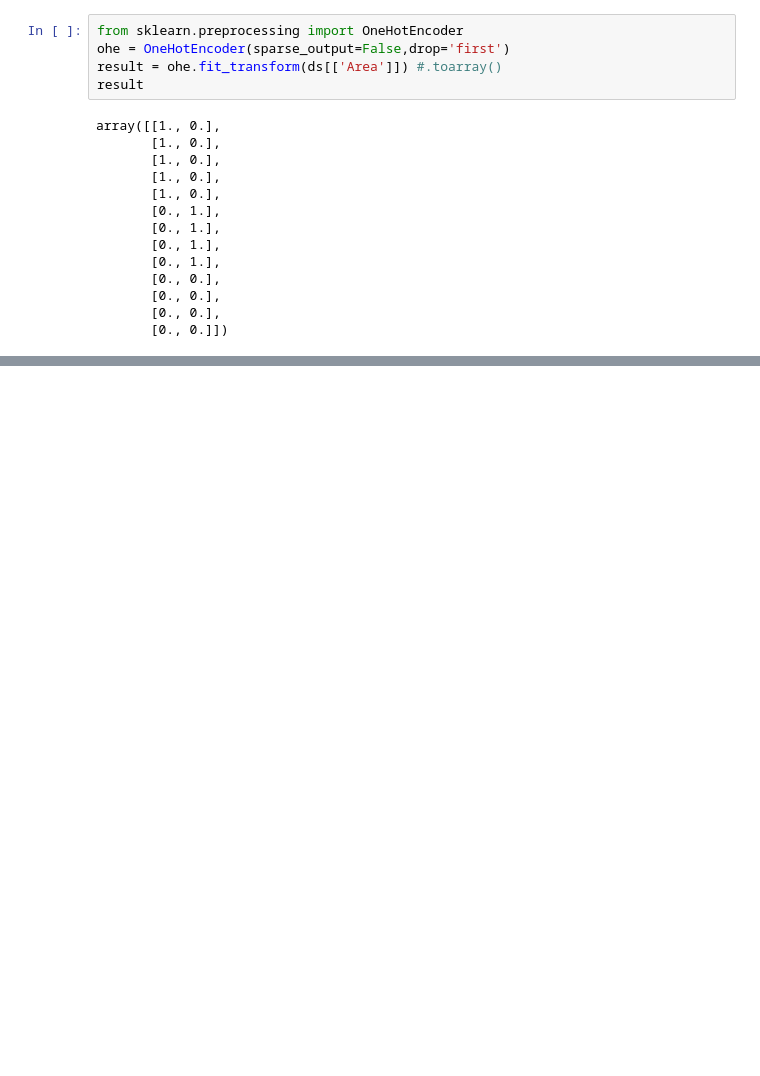
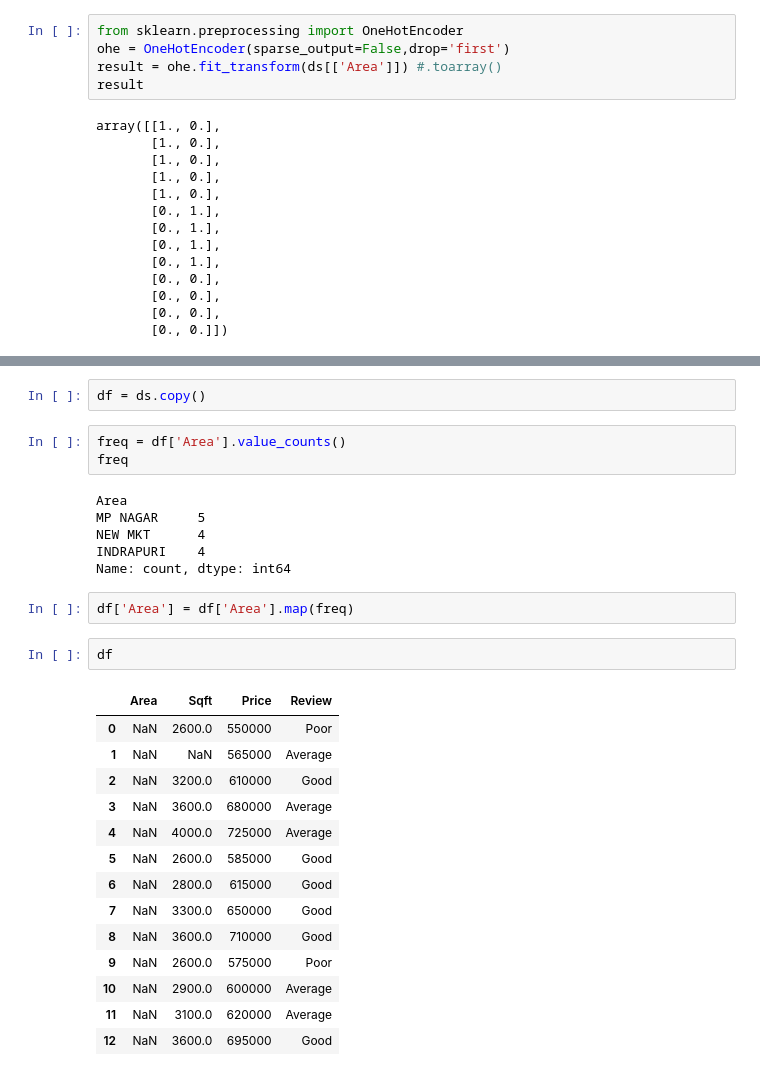
Before and after one commit to Yashshakya1/Data_Science_macbook, a Jupyter notebook: chocing programe/one_hot_encoding.ipynb, the cells around one changed output, grey strips where cells are left out. Saved outputs shown, nothing was run; the diff lists cells and outputs as text; blank space fills up the shorter version.

```diff
--- a/chocing programe/one_hot_encoding.ipynb
+++ b/chocing programe/one_hot_encoding.ipynb
@@ -149,0 +185,30 @@ array([['MP NAGAR', 2600.0, 550000, 'Poor', 1.0, 0.0],
+# %%
+df = ds.copy()
+# %%
+freq = df['Area'].value_counts()
+freq
+# %% [output]
+Area
+MP NAGAR     5
+NEW MKT      4
+INDRAPURI    4
+Name: count, dtype: int64
+# %%
+df['Area'] = df['Area'].map(freq)
+# %%
+df
+# %% [output]
+|  | Area | Sqft | Price | Review |
+| 0 | NaN | 2600.0 | 550000 | Poor |
+| 1 | NaN | NaN | 565000 | Average |
+| 2 | NaN | 3200.0 | 610000 | Good |
+| 3 | NaN | 3600.0 | 680000 | Average |
+| 4 | NaN | 4000.0 | 725000 | Average |
+| 5 | NaN | 2600.0 | 585000 | Good |
+| 6 | NaN | 2800.0 | 615000 | Good |
+| 7 | NaN | 3300.0 | 650000 | Good |
+| 8 | NaN | 3600.0 | 710000 | Good |
+| 9 | NaN | 2600.0 | 575000 | Poor |
+| 10 | NaN | 2900.0 | 600000 | Average |
+| 11 | NaN | 3100.0 | 620000 | Average |
+| 12 | NaN | 3600.0 | 695000 | Good |
```
Also changed, not shown: parts of 13 cells of this notebook, 5 other files.
